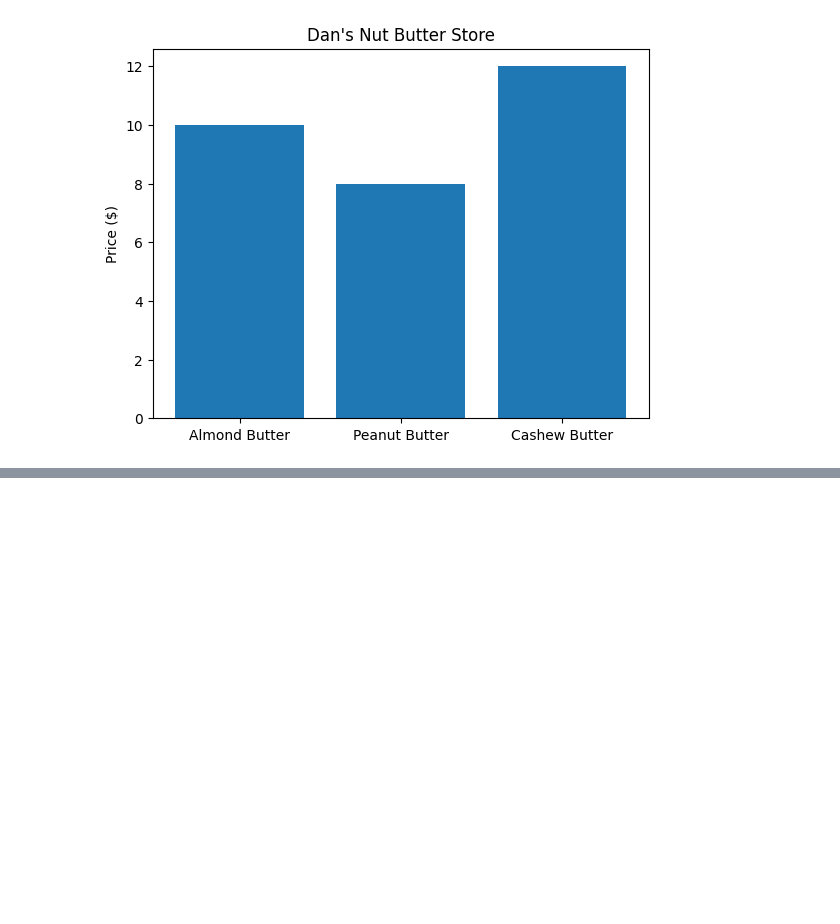
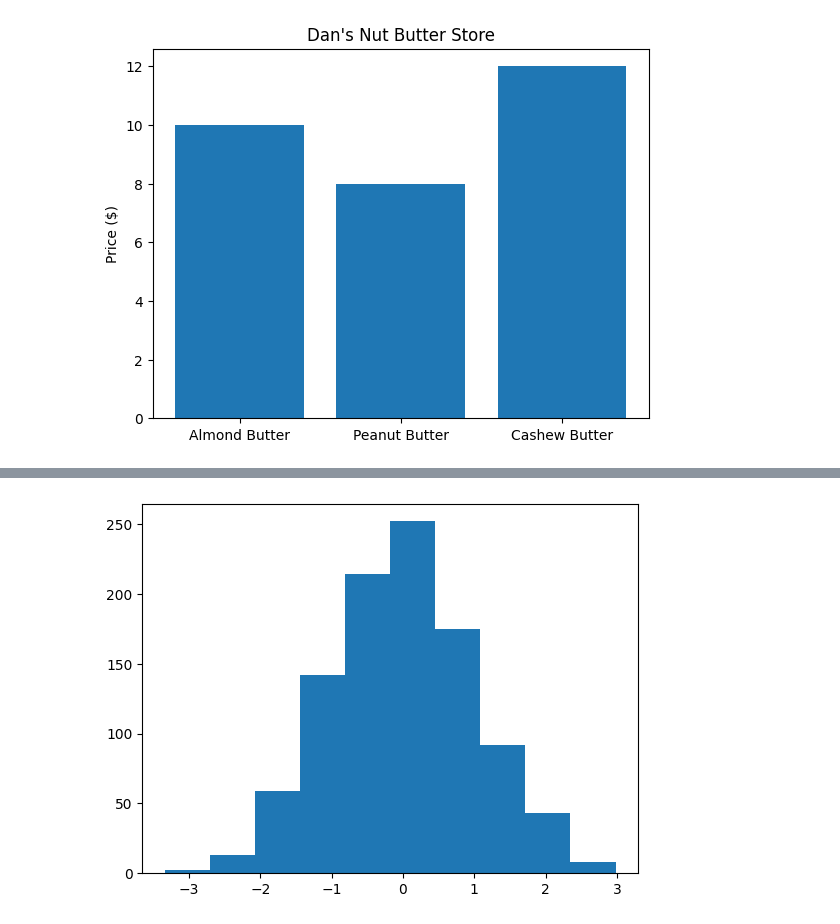
Before and after one commit to ccastell18/Complete_AI_ML_DS, a Jupyter notebook: Matplotlib/matplotlib_practice.ipynb, the cells around one changed output, grey strips where cells are left out. Drawn from its saved outputs; the diff is of its cells as text; code cells hidden in the pictures; blank space fills up the shorter version.

```diff
--- a/Matplotlib/matplotlib_practice.ipynb
+++ b/Matplotlib/matplotlib_practice.ipynb
@@ -123,0 +129,6 @@ ax.set(title="Dan's Nut Butter Store",
+# %%
+x = np.random.randn(1000)
+fig,ax = plt.subplots()
+ax.hist(x);
+# %% [output]
+[figure, added]
```
Also changed, not shown: parts of 3 cells of this notebook.
